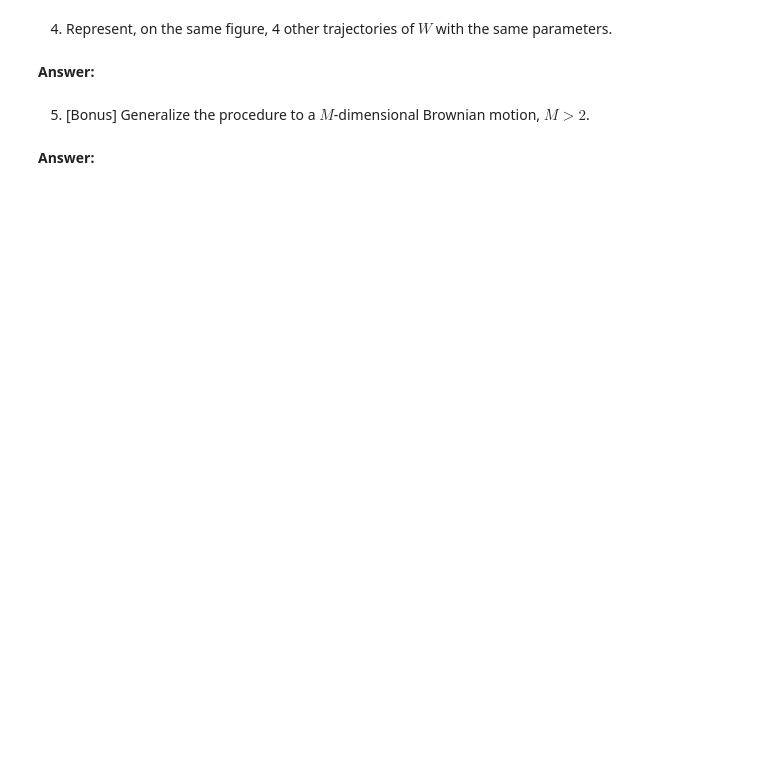
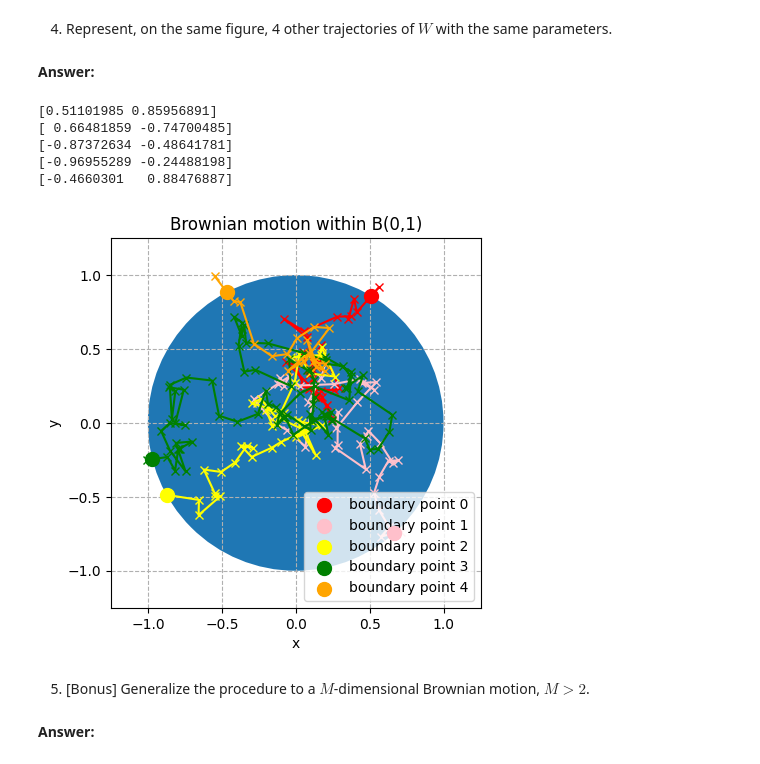
Before and after one commit to marcaIL/python_sdia, a Jupyter notebook: Labs/Lab3/lab3.ipynb, the cells around one changed output. Saved outputs shown, nothing was run; the diff lists cells and outputs as text; code cells hidden in the pictures; blank space fills up the shorter version.

```diff
--- a/Labs/Lab3/lab3.ipynb
+++ b/Labs/Lab3/lab3.ipynb
@@ -154,3 +164,38 @@ ax.add_artist(circle)
+# %%
+# your code
+
+colors=["red","pink","yellow","green","orange"]
+circle = plt.Circle((0,0), 1)
+fig, ax = plt.subplots()
+plt.xlim(-1.25,1.25)
+plt.ylim(-1.25,1.25)
+plt.grid(linestyle = "--", zorder = 1)
+
+for i in range(5):
+    result=brownian_motion(N,x,step,rng1)
+    points=np.array(result[0])
+    boundary_point=result[-1]
+    print(boundary_point)
+    X=points[:,0]
+    Y=points[:,1]
+    plt.plot(X,Y,linestyle="-",marker="x",color=colors[i])
+    if boundary_point is not None:
+        plt.scatter(boundary_point[0],boundary_point[1],color=colors[i],marker="o",s=100,label=f"boundary point {i}",zorder=10)
+
+plt.title("Brownian motion within B(0,1)")
+ax.set_aspect(1)
+ax.add_artist(circle)
+plt.xlabel("x")
+plt.ylabel("y")
+plt.legend()
+plt.show()
+# %% [output]
+[0.51101985 0.85956891]
+[ 0.66481859 -0.74700485]
+[-0.87372634 -0.48641781]
+[-0.96955289 -0.24488198]
+[-0.4660301   0.88476887]
+[figure, added]
 # %% [markdown]
 5. [Bonus] Generalize the procedure to a $M$-dimensional Brownian motion, $M > 2$.
 # %% [markdown]
```
Also changed, not shown: parts of 5 cells of this notebook.
